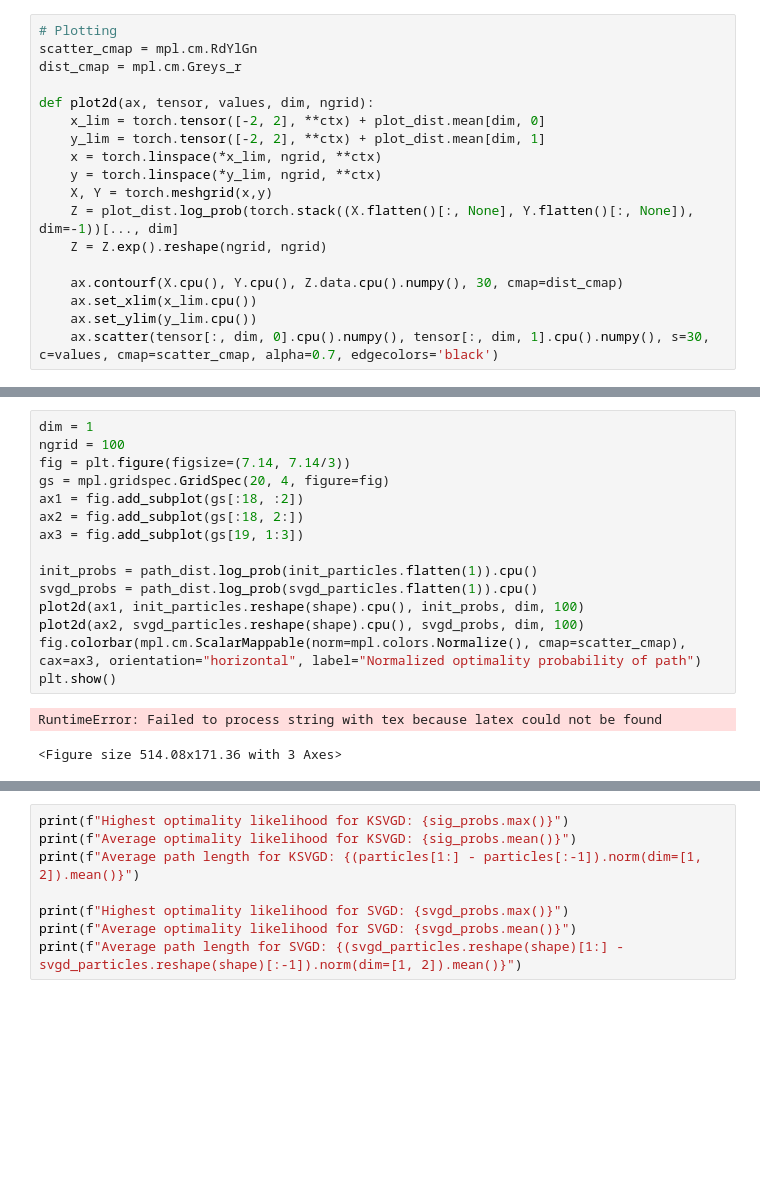
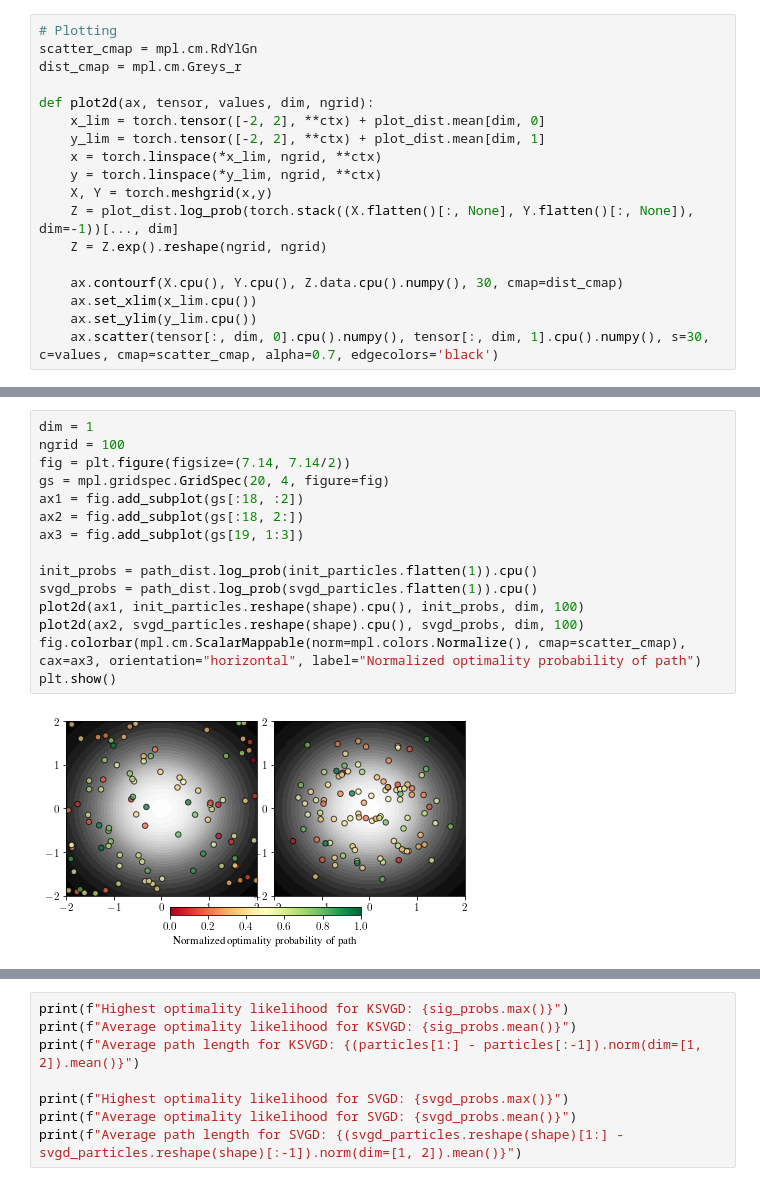
Before and after one commit to lubaroli/sigsvgd, a Jupyter notebook: examples/script_sequential_distribution.ipynb, the cells around one changed output, grey strips where cells are left out. Drawn from its saved outputs; the diff is of its cells as text; blank space fills up the shorter version.

```diff
--- a/examples/script_sequential_distribution.ipynb
+++ b/examples/script_sequential_distribution.ipynb
@@ -105,18 +107,17 @@ Variance of particles at each timestep: [0.6623781323432922, 0.6646230816841125,
 # %%
 dim = 1
 ngrid = 100
-fig = plt.figure(figsize=(7.14, 7.14/3))
+fig = plt.figure(figsize=(7.14, 7.14/2))
 gs = mpl.gridspec.GridSpec(20, 4, figure=fig)
 ax1 = fig.add_subplot(gs[:18, :2])
 ax2 = fig.add_subplot(gs[:18, 2:])
 ax3 = fig.add_subplot(gs[19, 1:3])
 
 init_probs = path_dist.log_prob(init_particles.flatten(1)).cpu()
 svgd_probs = path_dist.log_prob(svgd_particles.flatten(1)).cpu()
 plot2d(ax1, init_particles.reshape(shape).cpu(), init_probs, dim, 100)
 plot2d(ax2, svgd_particles.reshape(shape).cpu(), svgd_probs, dim, 100)
 fig.colorbar(mpl.cm.ScalarMappable(norm=mpl.colors.Normalize(), cmap=scatter_cmap), cax=ax3, orientation="horizontal", label="Normalized optimality probability of path")
 plt.show()
 # %% [output]
-RuntimeError: Failed to process string with tex because latex could not be found
-<Figure size 514.08x171.36 with 3 Axes>
+[figure, added]
```
Also changed, not shown: parts of 9 cells of this notebook.
